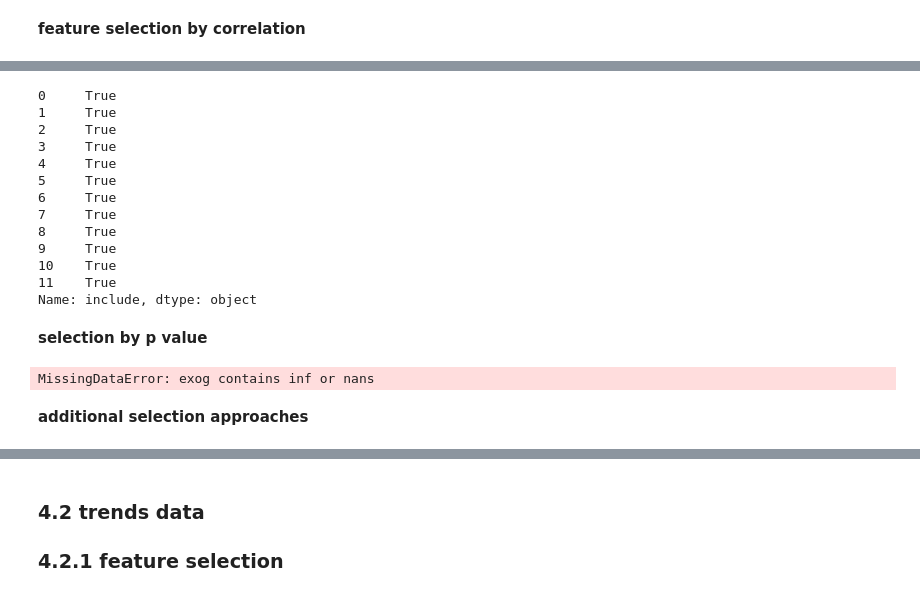
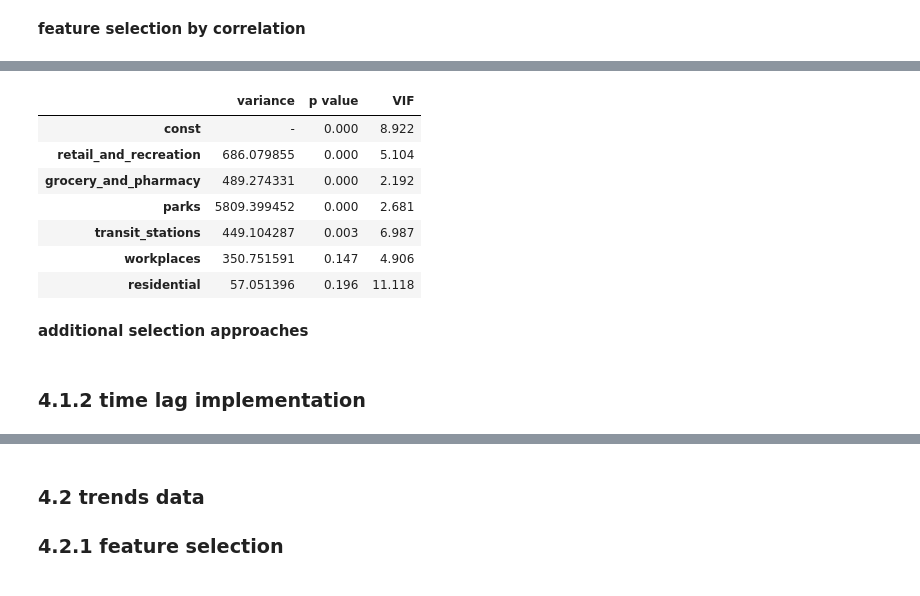
Before and after one commit to KevinSpurk/P03-how-to-predict-a-pandemic, a Jupyter notebook: P03_predict_covid19.ipynb, the cells around one changed output, grey strips where cells are left out. Saved outputs shown, nothing was run; the diff lists cells and outputs as text; code cells hidden in the pictures.

```diff
--- a/P03_predict_covid19.ipynb
+++ b/P03_predict_covid19.ipynb
@@ -840,0 +835,6 @@ g_mob_covid.head()
+# %%
+from pyf.preprocessing import merge_features_targets
+
+# merging mobility data and mobility data with sma with target variables
+mobility = merge_features_targets(df=data_mobility, targets=c19_full, timeframe='date', on=['date', 'location'])
+mobility_sma = merge_features_targets(df=data_mobility_sma, targets=c19_full, timeframe='date', on=['date', 'location'])
@@ -1035,22 +1052,9 @@ plot_timeseries(c19_plotting, 'date', 18, 6, 'covid 19 data over time')
 # %%
-from patsy import dmatrices
 from statsmodels.stats.outliers_influence import variance_inflation_factor
 from statsmodels.tools.tools import add_constant
+from sklearn.feature_selection import VarianceThreshold
+import statsmodels.api as sm
+from pyf.preprocessing import feature_selection_indicators
 
-
-def vif_overview(df, target, drop_columns=[]):
-    # select features for VIF calc
-    columns = [col for col in df.select_dtypes(np.number).columns if col not in drop_columns]
-    features = "+".join(columns)
-
-    # VIF calc
-    target = target + ' ~'
-    VIF_y, VIF_X = dmatrices(target + features, df, return_type='dataframe')
-
-    # df for results
-    vif = pd.DataFrame()
-    vif["VIF Factor"] = [variance_inflation_factor(VIF_X.values, i) for i in range(VIF_X.shape[1])]
-    vif["VIF Factor"] = round(vif["VIF Factor"], 3)
-    vif["features"] = VIF_X.columns
-    vif.style.hide_index()
-    return vif
+# check indicators for column variance, multi colinearity (VIF) and p values
+mobility_featind = feature_selection_indicators(mobility['new_cases_smoothed_per_million'], 'new_cases_smoothed_per_million')
@@ -1106,19 +1060,0 @@ mobility_variance = variance_threshold_check(g_mob_full)
-# %%
-mobility_variance2 = mobility_variance['include']
-mobility_variance2
-# %% [output]
-0     True
-1     True
-2     True
-3     True
-4     True
-5     True
-6     True
-7     True
-8     True
-9     True
-10    True
-11    True
-Name: include, dtype: object
-# %% [markdown]
-**selection by p value**
@@ -1137,10 +1060,0 @@ def p_value_check(df, target):
-# %%
-mob_drop = ['new_cases_smoothed', 'new_deaths_smoothed', 'new_deaths_smoothed_per_million',
-              'icu_patients', 'icu_patients_per_million', 'hosp_patients',
-              'hosp_patients_per_million', 'positive_rate']
-
-g_mob_cases = g_mob_covid.drop(mob_drop, axis=1)
-
-g_mob_p = p_value_check(g_mob_cases, 'new_cases_smoothed_per_million')
-# %% [output]
-MissingDataError: exog contains inf or nans
@@ -1149,4 +1061,17 @@ g_mob_p
+# %%
+mobility_featind
+# %% [output]
+|  | variance | p value | VIF |
+| const | - | 0.000 | 8.922 |
+| retail_and_recreation | 686.079855 | 0.000 | 5.104 |
+| grocery_and_pharmacy | 489.274331 | 0.000 | 2.192 |
+| parks | 5809.399452 | 0.000 | 2.681 |
+| transit_stations | 449.104287 | 0.003 | 6.987 |
+| workplaces | 350.751591 | 0.147 | 4.906 |
+| residential | 57.051396 | 0.196 | 11.118 |
 # %% [markdown]
 **additional selection approaches**
 # %%
 # chi2 test not neccessary because only one cat. feature
+# %% [markdown]
+### 4.1.2 time lag implementation
```
Also changed, not shown: parts of 40 cells of this notebook, 2 other files.
